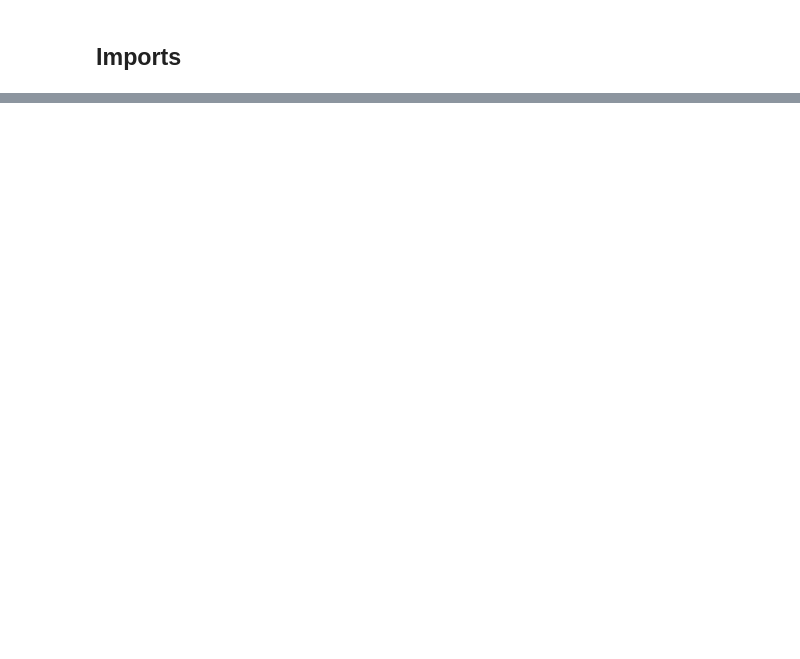
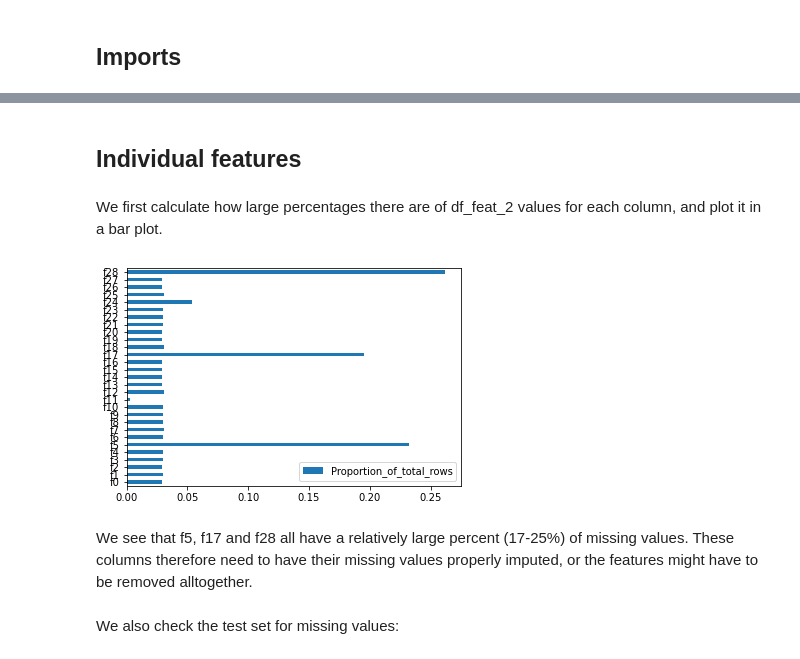
Before and after one commit to AdrianLangseth/Practical_ML, a Jupyter notebook: EDA.ipynb, the cells around one changed output, grey strips where cells are left out. Cells and saved outputs as stored; diff of their text form; code cells hidden in the pictures; blank space fills up the shorter version.

```diff
--- a/EDA.ipynb
+++ b/EDA.ipynb
@@ -10,0 +33,11 @@ data_file = '../tdt05-2021-challenge-2/challenge2_train.csv'
+# %%
+# We first remove ID, target, and all columns that are not numeric
+df = df.drop(labels=['id'], axis=1)
+df_feat = df.drop(labels=['target'], axis=1)
+#df_num = df_feat.select_dtypes(include=[np.number])
+#df_float = df_num.select_dtypes(exclude=[int])
+#df_num
+#df_float
+# %%
+df['target'] = df['target'].astype(int)
+df
@@ -10,0 +58,2 @@ data_file = '../tdt05-2021-challenge-2/challenge2_train.csv'
+# %% [markdown]
+## Individual features
@@ -10,0 +74,13 @@ data_file = '../tdt05-2021-challenge-2/challenge2_train.csv'
+# %% [markdown]
+We first calculate how large percentages there are of df_feat_2 values for each column, and plot it in a bar plot.
+# %%
+def plot_missing(df):
+    percent_missing = [df[col].isnull().sum()/len(df) for col in df.columns]
+    missing_values = pd.DataFrame({'Proportion_of_total_rows': percent_missing}, index=df.columns)
+    missing_values.plot.barh()
+# %%
+plot_missing(df_feat)
+# %% [output]
+[figure, added]
+# %% [markdown]
+We see that f5, f17 and f28 all have a relatively large percent (17-25%) of missing values. These columns therefore need to have their missing values properly imputed, or the features might have to be removed alltogether.
@@ -10,0 +89,2 @@ data_file = '../tdt05-2021-challenge-2/challenge2_train.csv'
+# %% [markdown]
+We also check the test set for missing values:
```
Also changed, not shown: parts of 35 cells of this notebook, 2 other files.
